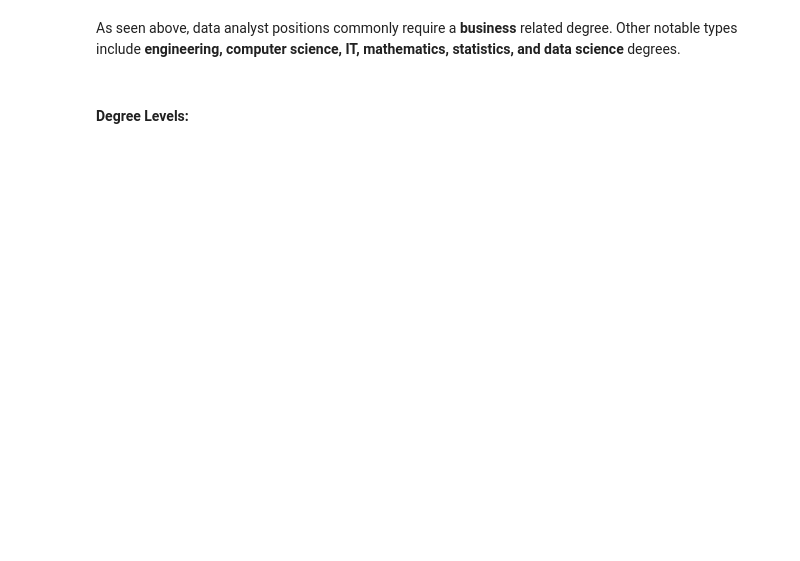
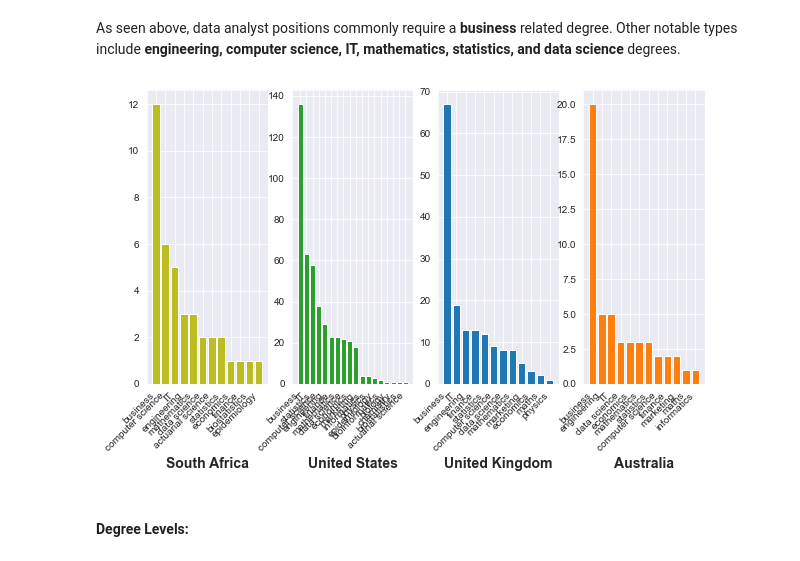
Before and after one commit to 10David15/Data-Science-Job-Analysis, a Jupyter notebook: Job & Country Analysis.ipynb, the cells around one changed output. Cells and saved outputs as stored; diff of their text form; code cells hidden in the pictures; blank space fills up the shorter version.

```diff
--- a/Job & Country Analysis.ipynb
+++ b/Job & Country Analysis.ipynb
@@ -265,5 +278,50 @@ plt.title("Degrees - Data Analysts (Australia):", size=16, weight = "bold");
 # %% [markdown]
 As seen above, data analyst positions commonly require a **business** related degree. Other notable types include **engineering, computer science, IT, mathematics, statistics, and data science** degrees.
+# %%
+# TEST
+def plotRoleDegreeTypes(role):
+    """
+    Plots a 1 x 4 subplot showing degree types for a given role.
+
+    Args: takes df's for a given role (data analyst, scientist or engineer) in all 4 countries
+    """
+    fig, ax = plt.subplots(1, 4)
+
+    to_do_list_A = [sa_DA, us_DA, uk_DA, au_DA]
+    to_do_list_S = [sa_DS, us_DS, uk_DS, au_DS]
+    to_do_list_E = [sa_DE, us_DE, uk_DE, au_DE]
+
+    list_used = None
+
+    if role == "analyst":
+        list_used = to_do_list_A
+    elif role == "scientist":
+        list_used = to_do_list_S
+    elif role == "engineer":
+        list_used = to_do_list_E
+    else: return None
+
+    colors = ["tab:olive", "tab:green", "tab:blue", "tab:orange"]
+    titles = ["South Africa", "United States", "United Kingdom", "Australia"]
+
+    item_number = 0
+
+    for df in list_used:
+        keys, vals = return_dt_k_and_v(df)
+
+        ax[item_number].bar(keys, vals, color = colors[item_number])
+        ax[item_number].set_xlabel(titles[item_number], fontsize = 14, fontweight = "bold")
+
+        item_number += 1
+
+    fig.autofmt_xdate(rotation= 45)
+    fig.set_figheight(6)
+    fig.set_figwidth(10)
+    fig;
+# %%
+plotRoleDegreeTypes("analyst")
+# %% [output]
+[figure, added]
 # %% [markdown]
 #### Degree Levels:
 # %%
```
Also changed, not shown: parts of 17 cells of this notebook.
